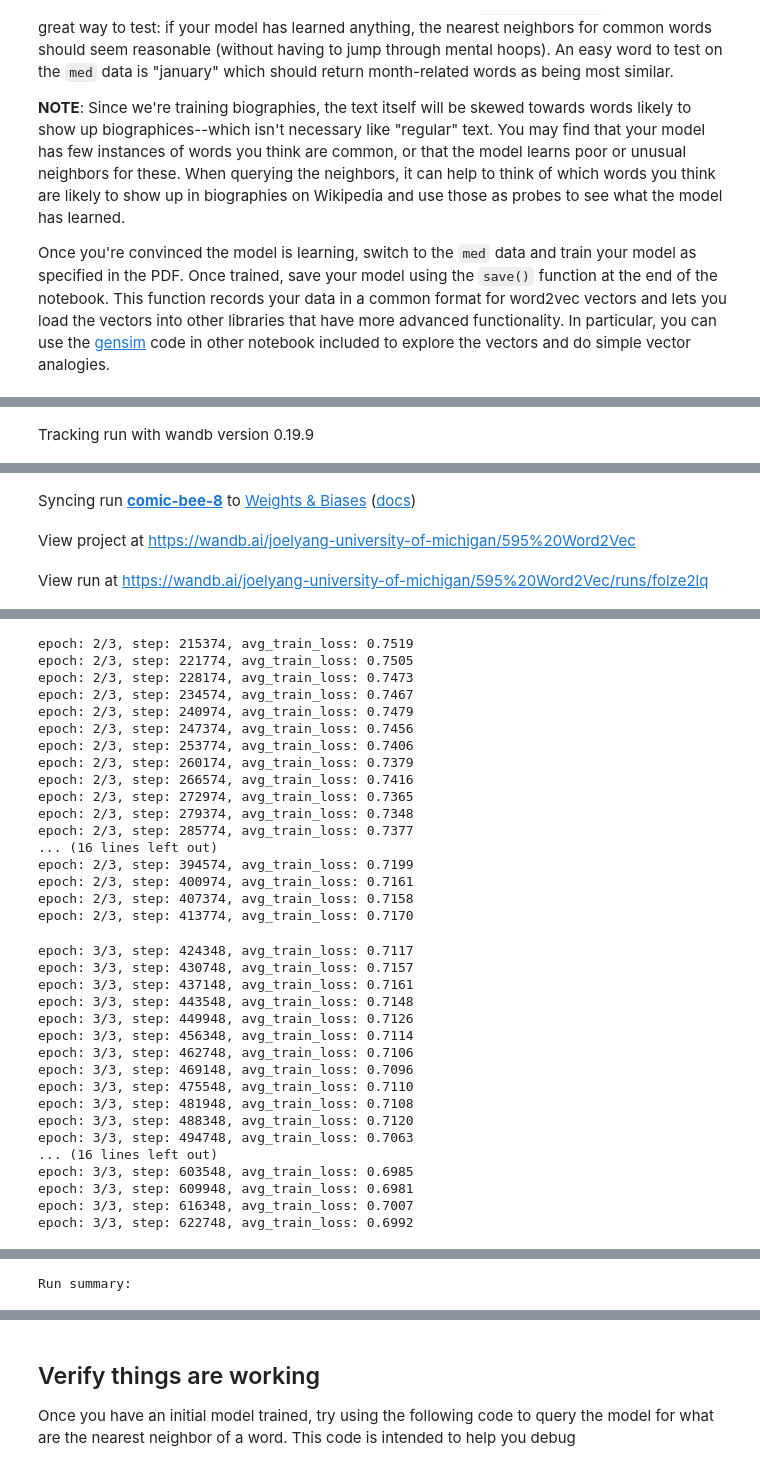
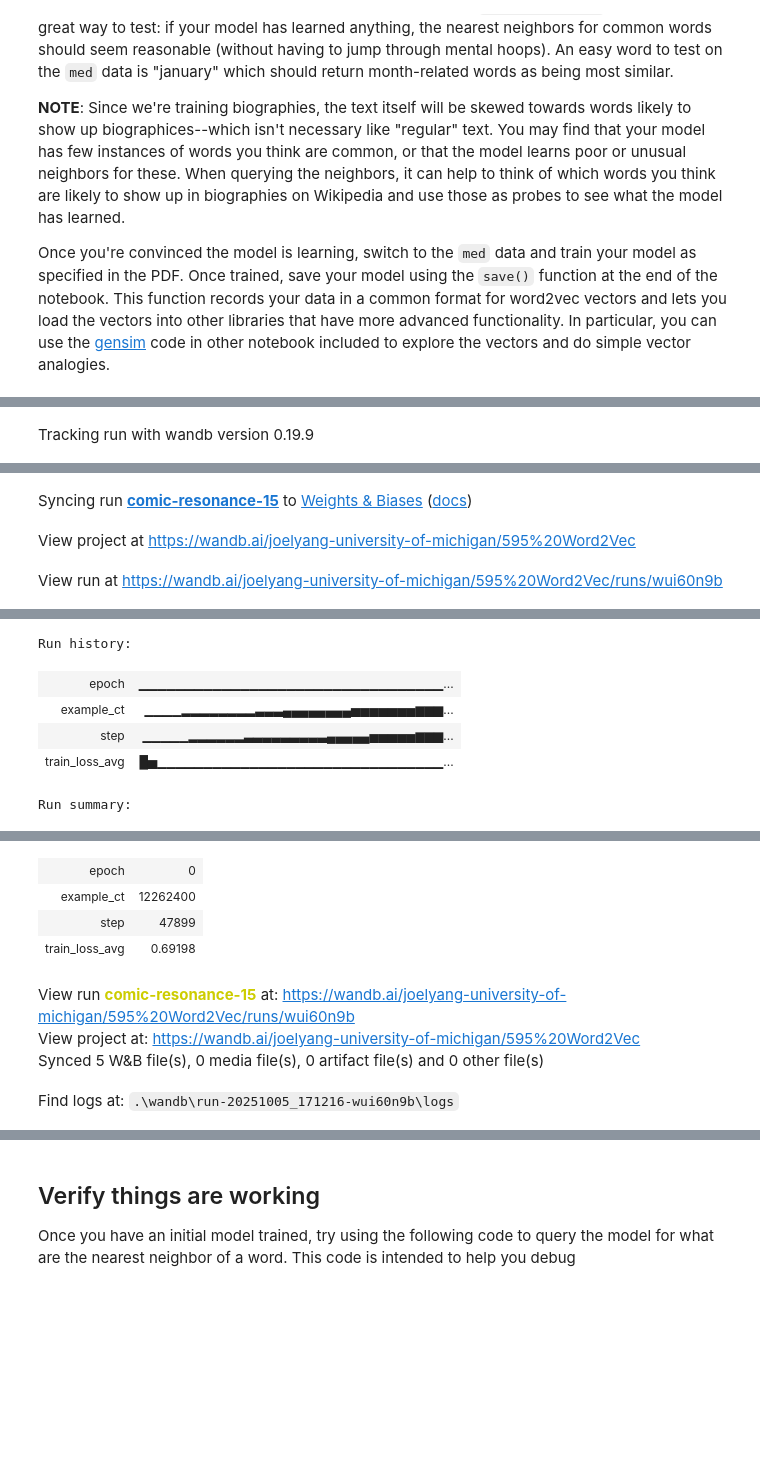
Before and after one commit to joelyanglq/CSE_595_FA25, a Jupyter notebook: hw2/Word2Vec Pytorch Student.ipynb, the cells around one changed output, grey strips where cells are left out. Cells and saved outputs as stored; diff of their text form; code cells hidden in the pictures; blank space fills up the shorter version.

```diff
--- a/hw2/Word2Vec Pytorch Student.ipynb
+++ b/hw2/Word2Vec Pytorch Student.ipynb
@@ -496,8 +532,8 @@ class Word2Vec(nn.Module):
 
         # TODO: Implement the forward pass of word2vec
 
-        u = self.target_embeddings(target_word_id).unsqueeze(1)
-        v = self.context_embeddings(context_word_ids).unsqueeze(-1)
+        u = self.target_embeddings(target_word_id)
+        v = self.context_embeddings(context_word_ids).permute(0, 2, 1)
         return torch.sigmoid(torch.matmul(u, v)).squeeze()
 # %% [markdown]
 ## Train the network!
@@ -549,22 +628,18 @@ wandb: W&B API key is configured. Use `wandb login --relogin` to force relogin
 True
 # %%
 # TODO: Set your training stuff, hyperparameters, models, etc. here
-batch_size = 64
-window_size = 2
-min_token_freq = 10
 vocab_size = len(corpus.index_to_word)
-
 logging_step = 100
 train_config = dict(
-    num_epochs=3,
-    batch_size=16,
-    lr=1e-4,
+    num_epochs=1,
+    batch_size=256,
+    lr=1e-3,
     hidden_dim=50,
     window_size=2,
     min_token_freq = 10
 )
 
-train_dataloader = DataLoader(train_data, batch_size=batch_size, shuffle=True)
+
 # TODO: Initialize weights and biases (wandb) here
 
 with wandb.init(project='595 Word2Vec', config=train_config):
@@ -574,12 +649,14 @@ with wandb.init(project='595 Word2Vec', config=train_config):
     model = Word2Vec(vocab_size, config.hidden_dim)
     criterion = nn.BCEWithLogitsLoss()
     optimizer = torch.optim.AdamW(model.parameters(), lr=config.lr)
+    train_dataloader = DataLoader(train_data, batch_size=config.batch_size, shuffle=True)
     # scheduler = torch.optim.lr_scheduler.CosineAnnealingLR(optimizer, T_max=config.num_epochs)
 
     wandb.watch(model, criterion, log="all", log_freq=10)
     example_ct = 0
 
     for epoch in range(config.num_epochs):
+        cur_step = 0
         loss_sum = 0
         train_bar = tqdm(train_dataloader, desc=f"Epoch {epoch+1}/{config.num_epochs}")
         # TODO: use your DataLoader to iterate over the data
@@ -604,15 +681,18 @@ with wandb.init(project='595 Word2Vec', config=train_config):
             # Be sure to reset the running sum after reporting it.
             if ((step+1) % logging_step) == 0:
                 avg_loss = loss_sum / (logging_step * target_ids.size(0))
-                print(f'epoch: {epoch+1}/{config.num_epochs}, step: {example_ct}, avg_train_loss: {avg_loss:.4f}')
+                print(f'epoch: {epoch+1}/{config.num_epochs}, step: {cur_step+step}, avg_train_loss: {avg_loss:.4f}')
                 wandb.log({
                     "epoch": epoch,
-                    "step": step,
+                    "step": cur_step+step,
                     "train_loss_avg": avg_loss,
-                }, step=example_ct)
+                    "example_ct": example_ct
+                }, step=step)
                 loss_sum = 0.0
             # TODO: it can be helpful to add some early stopping here after
             # a fixed number of steps (e.g., if step > max_steps)
+
+        cur_step += step
 
 
 wandb.finish()
@@ -624,3 +704,3 @@ Run data is saved locally in d:\04_Project\CSE_595_NLP\hw2\wandb\run-20251005_02
-Syncing run comic-bee-8 to Weights & Biases (docs)
+Syncing run comic-resonance-15 to Weights & Biases (docs)
 View project at https://wandb.ai/joelyang-university-of-michigan/595%20Word2Vec
-View run at https://wandb.ai/joelyang-university-of-michigan/595%20Word2Vec/runs/folze2lq
+View run at https://wandb.ai/joelyang-university-of-michigan/595%20Word2Vec/runs/wui60n9b
@@ -644,34 +725,6 @@ epoch: 1/3, step: 204800, avg_train_loss: 0.7542
-epoch: 2/3, step: 215374, avg_train_loss: 0.7519
-epoch: 2/3, step: 221774, avg_train_loss: 0.7505
-epoch: 2/3, step: 228174, avg_train_loss: 0.7473
-epoch: 2/3, step: 234574, avg_train_loss: 0.7467
-epoch: 2/3, step: 240974, avg_train_loss: 0.7479
-epoch: 2/3, step: 247374, avg_train_loss: 0.7456
-epoch: 2/3, step: 253774, avg_train_loss: 0.7406
-epoch: 2/3, step: 260174, avg_train_loss: 0.7379
-epoch: 2/3, step: 266574, avg_train_loss: 0.7416
-epoch: 2/3, step: 272974, avg_train_loss: 0.7365
-epoch: 2/3, step: 279374, avg_train_loss: 0.7348
-epoch: 2/3, step: 285774, avg_train_loss: 0.7377
-... (16 lines left out)
-epoch: 2/3, step: 394574, avg_train_loss: 0.7199
-epoch: 2/3, step: 400974, avg_train_loss: 0.7161
-epoch: 2/3, step: 407374, avg_train_loss: 0.7158
-epoch: 2/3, step: 413774, avg_train_loss: 0.7170
+Run history:
+| epoch | ▁▁▁▁▁▁▁▁▁▁▁▁▁▁▁▁▁▁▁▁▁▁▁▁▁▁▁▁▁▁▁▁▁... |
+| example_ct | ▁▁▁▁▂▂▂▂▂▂▂▂▃▃▃▄▄▄▄▄▄▄▄▅▅▅▅▅▅▅▆▆▆... |
+| step | ▁▁▁▁▁▂▂▂▂▂▂▃▃▃▃▃▃▃▃▃▄▄▄▄▄▅▅▅▅▅▆▆▆... |
+| train_loss_avg | █▅▁▁▁▁▁▁▁▁▁▁▁▁▁▁▁▁▁▁▁▁▁▁▁▁▁▁▁▁▁▁▁... |
-epoch: 3/3, step: 424348, avg_train_loss: 0.7117
-epoch: 3/3, step: 430748, avg_train_loss: 0.7157
-epoch: 3/3, step: 437148, avg_train_loss: 0.7161
-epoch: 3/3, step: 443548, avg_train_loss: 0.7148
-epoch: 3/3, step: 449948, avg_train_loss: 0.7126
-epoch: 3/3, step: 456348, avg_train_loss: 0.7114
-epoch: 3/3, step: 462748, avg_train_loss: 0.7106
-epoch: 3/3, step: 469148, avg_train_loss: 0.7096
-epoch: 3/3, step: 475548, avg_train_loss: 0.7110
-epoch: 3/3, step: 481948, avg_train_loss: 0.7108
-epoch: 3/3, step: 488348, avg_train_loss: 0.7120
-epoch: 3/3, step: 494748, avg_train_loss: 0.7063
-... (16 lines left out)
-epoch: 3/3, step: 603548, avg_train_loss: 0.6985
-epoch: 3/3, step: 609948, avg_train_loss: 0.6981
-epoch: 3/3, step: 616348, avg_train_loss: 0.7007
-epoch: 3/3, step: 622748, avg_train_loss: 0.6992
+Run summary:
@@ -678,0 +731,8 @@ epoch: 3/3, step: 622748, avg_train_loss: 0.6992
+| epoch | 0 |
+| example_ct | 12262400 |
+| step | 47899 |
+| train_loss_avg | 0.69198 |
+View run comic-resonance-15 at: https://wandb.ai/joelyang-university-of-michigan/595%20Word2Vec/runs/wui60n9b
+View project at: https://wandb.ai/joelyang-university-of-michigan/595%20Word2Vec
+Synced 5 W&B file(s), 0 media file(s), 0 artifact file(s) and 0 other file(s)
+Find logs at: .\wandb\run-20251005_171216-wui60n9b\logs
@@ -683 +742,0 @@ Run history:
-Run summary:
```
Also changed, not shown: parts of 30 cells of this notebook, 1 other file.
